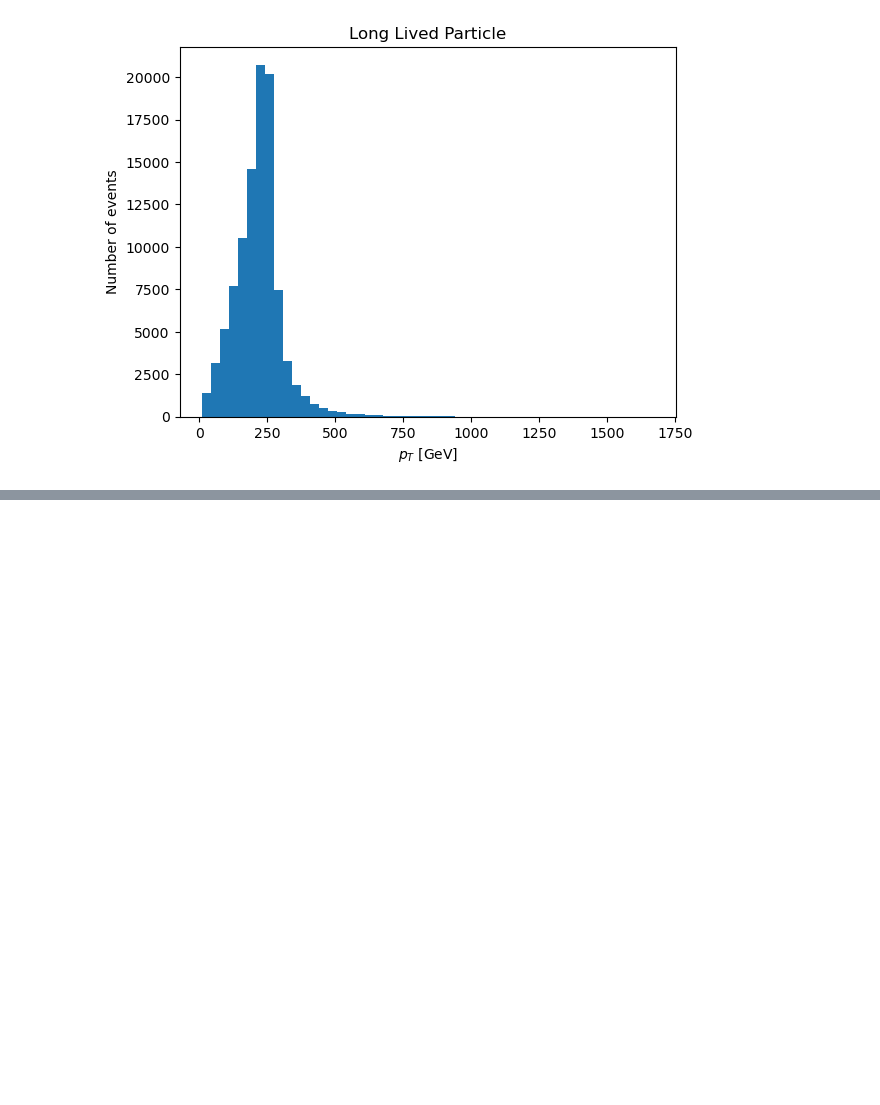
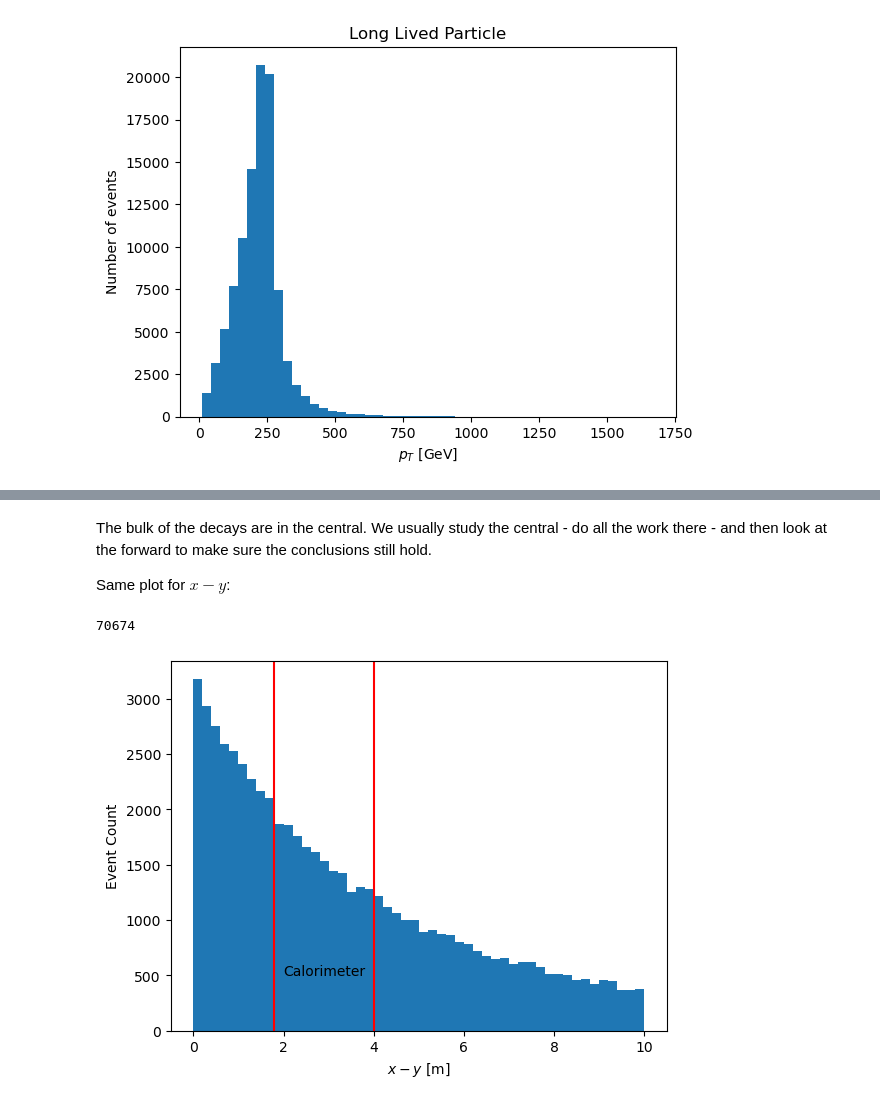
Before and after one commit to gordonwatts/pflow-and-llps, a Jupyter notebook: scratch/accessing-jets.ipynb, the cells around one changed output, grey strips where cells are left out. Saved outputs shown, nothing was run; the diff lists cells and outputs as text; code cells hidden in the pictures; blank space fills up the shorter version.

```diff
--- a/scratch/accessing-jets.ipynb
+++ b/scratch/accessing-jets.ipynb
@@ -102,0 +119,3 @@ plt.show()
+# %%
+lxy_limits = (1.8, 4)
+lz_limits = (4.0, 6.0)
@@ -102,0 +175,24 @@ plt.show()
+# %% [markdown]
+The bulk of the decays are in the central. We usually study the central - do all the work there - and then look at the forward to make sure the conclusions still hold.
+
+Same plot for $x-y$:
+# %%
+len(llp_particles[abs(llp_particles.eta) < eta_central_split].eta)
+# %% [output]
+70674
+# %%
+plt.hist(np.sqrt(llp_particles[abs(llp_particles.eta) < eta_central_split].Lxy), bins=50, range=(0, 10))
+plt.xlabel('$x-y$ [m]')
+plt.ylabel('Event Count')
+
+# Lines to describe the central and forward areas
+plt.axvline(lxy_limits[0], color='red')
+plt.axvline(lxy_limits[1], color='red')
+
+mid_point_cal = lxy_limits[0] + (lxy_limits[1]-lxy_limits[0])/2.0
+
+plt.text(mid_point_cal, 500, 'Calorimeter', horizontalalignment='center')
+
+plt.show()
+# %% [output]
+[figure, added]
```
Also changed, not shown: parts of 11 cells of this notebook.
